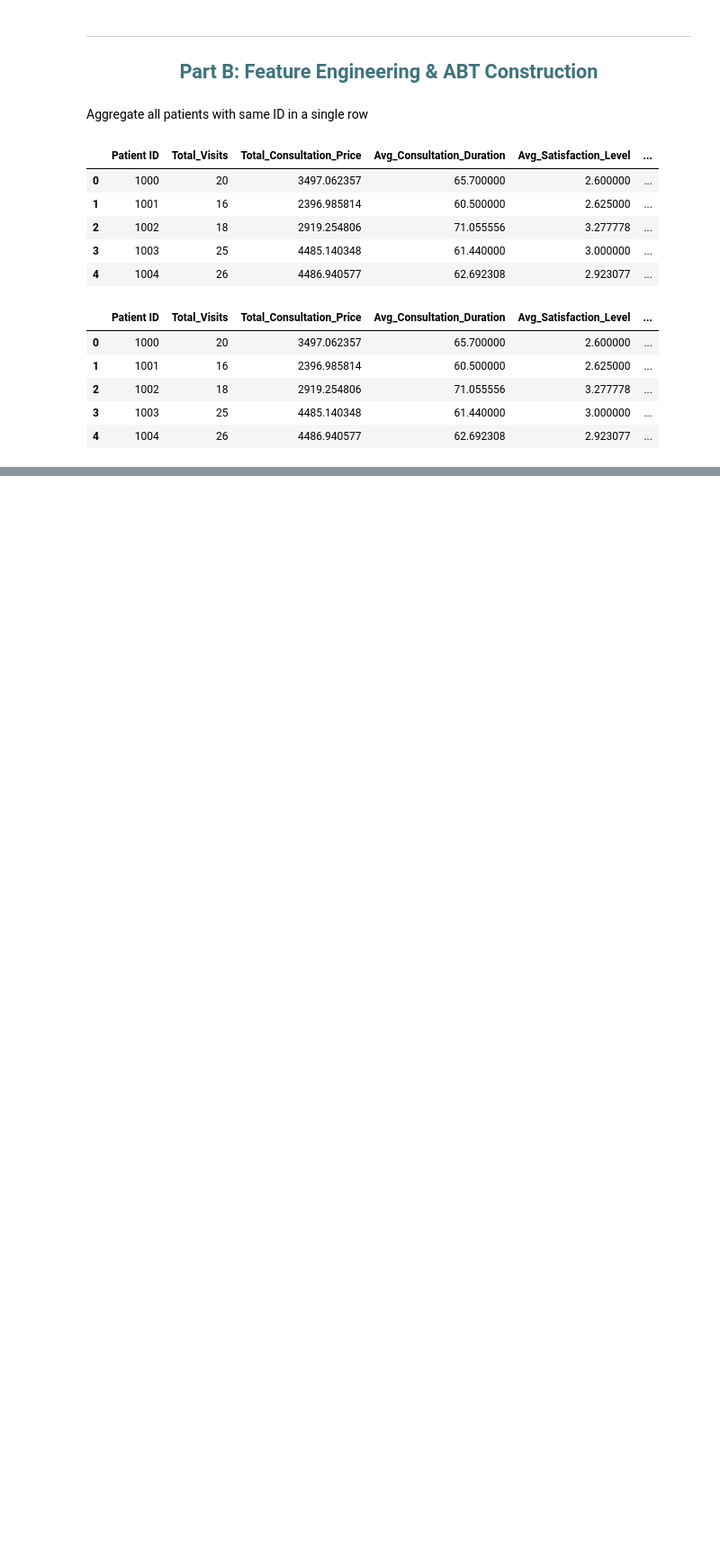
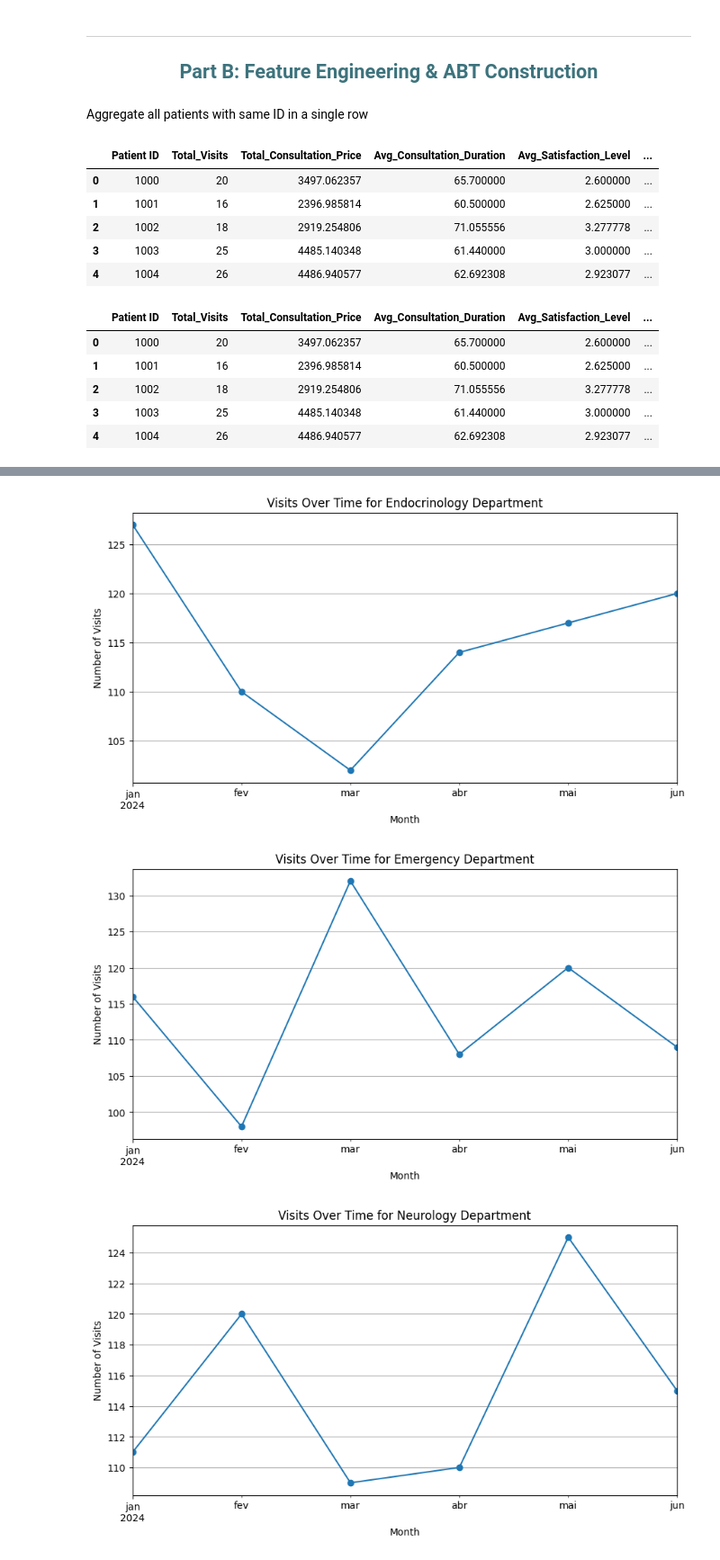
Before and after one commit to gugaffranco/datapreprocessing, a Jupyter notebook: G08 - Code.ipynb, the cells around one changed output, grey strips where cells are left out. Shown: that part at 90% size. Cells and saved outputs as stored; diff of their text form; code cells hidden in the pictures; blank space fills up the shorter version.

```diff
--- a/G08 - Code.ipynb
+++ b/G08 - Code.ipynb
@@ -360,0 +375,16 @@ ABT_city_hospital.head()
+# %%
+for department in project_data['Department'].unique():
+    dept_data = project_data[project_data['Department'] == department]
+    visits_over_time = dept_data.groupby(dept_data['Visit Date'].dt.to_period('M')).size()
+
+    plt.figure(figsize=(10, 5))
+    visits_over_time.plot(marker='o')
+    plt.title(f'Visits Over Time for {department} Department')
+    plt.xlabel('Month')
+    plt.ylabel('Number of Visits')
+    plt.grid()
+    plt.show()
+# %% [output]
+[figure, added]
+[figure, added]
+[figure, added]
```
Also changed, not shown: parts of 10 cells of this notebook.
